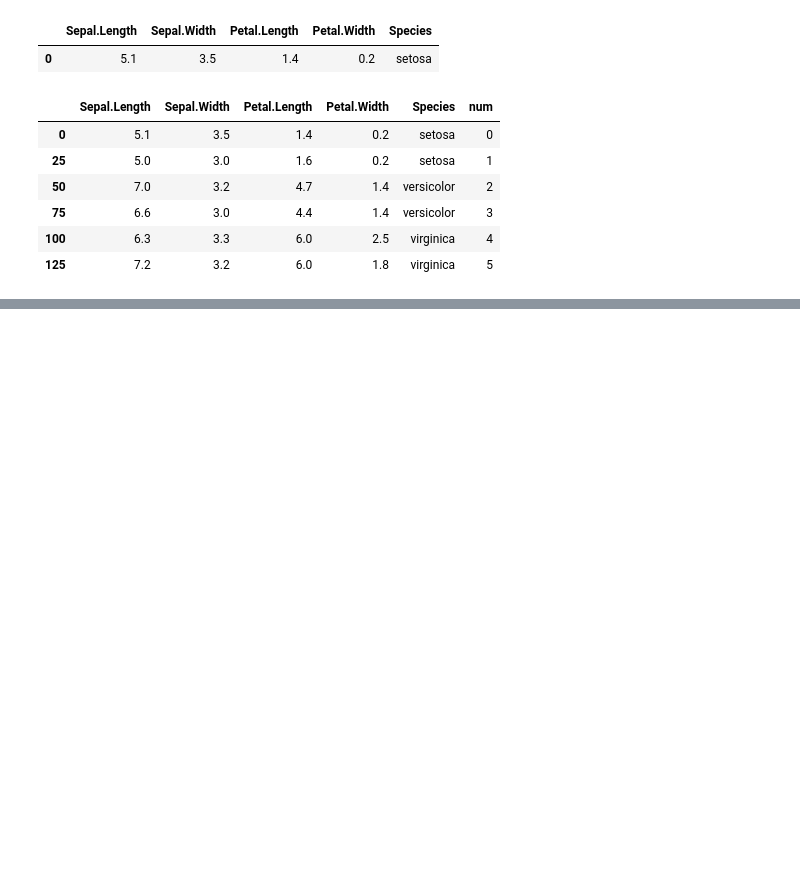
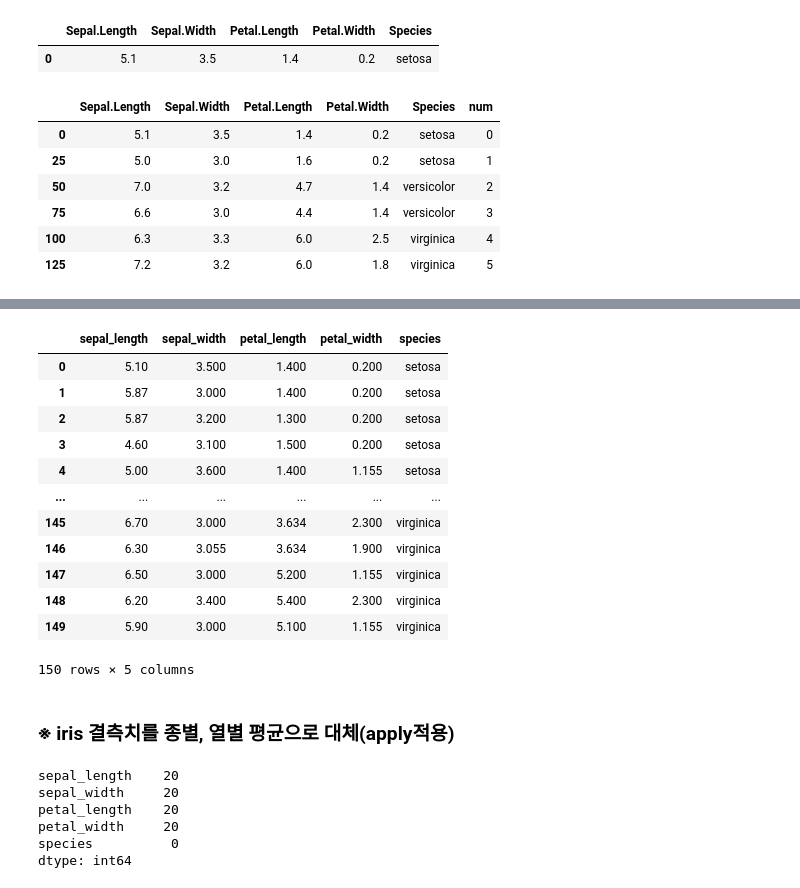
Before and after one commit to congcongee/ai, a Jupyter notebook: source/01_python/ch11_데이터프레임과시리즈(Pandas)_ 9절~14절.ipynb, the cells around one changed output, grey strips where cells are left out. Drawn from its saved outputs; the diff is of its cells as text; code cells hidden in the pictures; blank space fills up the shorter version.

```diff
--- a/source/01_python/ch11_데이터프레임과시리즈(Pandas)_ 9절~14절.ipynb
+++ b/source/01_python/ch11_데이터프레임과시리즈(Pandas)_ 9절~14절.ipynb
@@ -275,0 +1086,30 @@ iris.groupby(['Species']).describe().T
+# %%
+# 소수점 3자리에서 반올림
+iris_fillna.iloc[:, :-1] = iris_fillna.iloc[:, :-1].applymap(lambda x : np.round(x, 3))
+iris_fillna
+# %% [output]
+|  | sepal_length | sepal_width | petal_length | petal_width | species |
+| 0 | 5.10 | 3.500 | 1.400 | 0.200 | setosa |
+| 1 | 5.87 | 3.000 | 1.400 | 0.200 | setosa |
+| 2 | 5.87 | 3.200 | 1.300 | 0.200 | setosa |
+| 3 | 4.60 | 3.100 | 1.500 | 0.200 | setosa |
+| 4 | 5.00 | 3.600 | 1.400 | 1.155 | setosa |
+| ... | ... | ... | ... | ... | ... |
+| 145 | 6.70 | 3.000 | 3.634 | 2.300 | virginica |
+| 146 | 6.30 | 3.055 | 3.634 | 1.900 | virginica |
+| 147 | 6.50 | 3.000 | 5.200 | 1.155 | virginica |
+| 148 | 6.20 | 3.400 | 5.400 | 2.300 | virginica |
+| 149 | 5.90 | 3.000 | 5.100 | 1.155 | virginica |
+150 rows × 5 columns
+# %% [markdown]
+### ※ iris 결측치를 종별, 열별 평균으로 대체(apply적용)
+# %%
+# 결측치를 종별, 열평균으로 대체된 iris데이터를 출력
+iris.isna().sum()
+# %% [output]
+sepal_length    20
+sepal_width     20
+petal_length    20
+petal_width     20
+species          0
+dtype: int64
```
Also changed, not shown: parts of 112 cells of this notebook.
